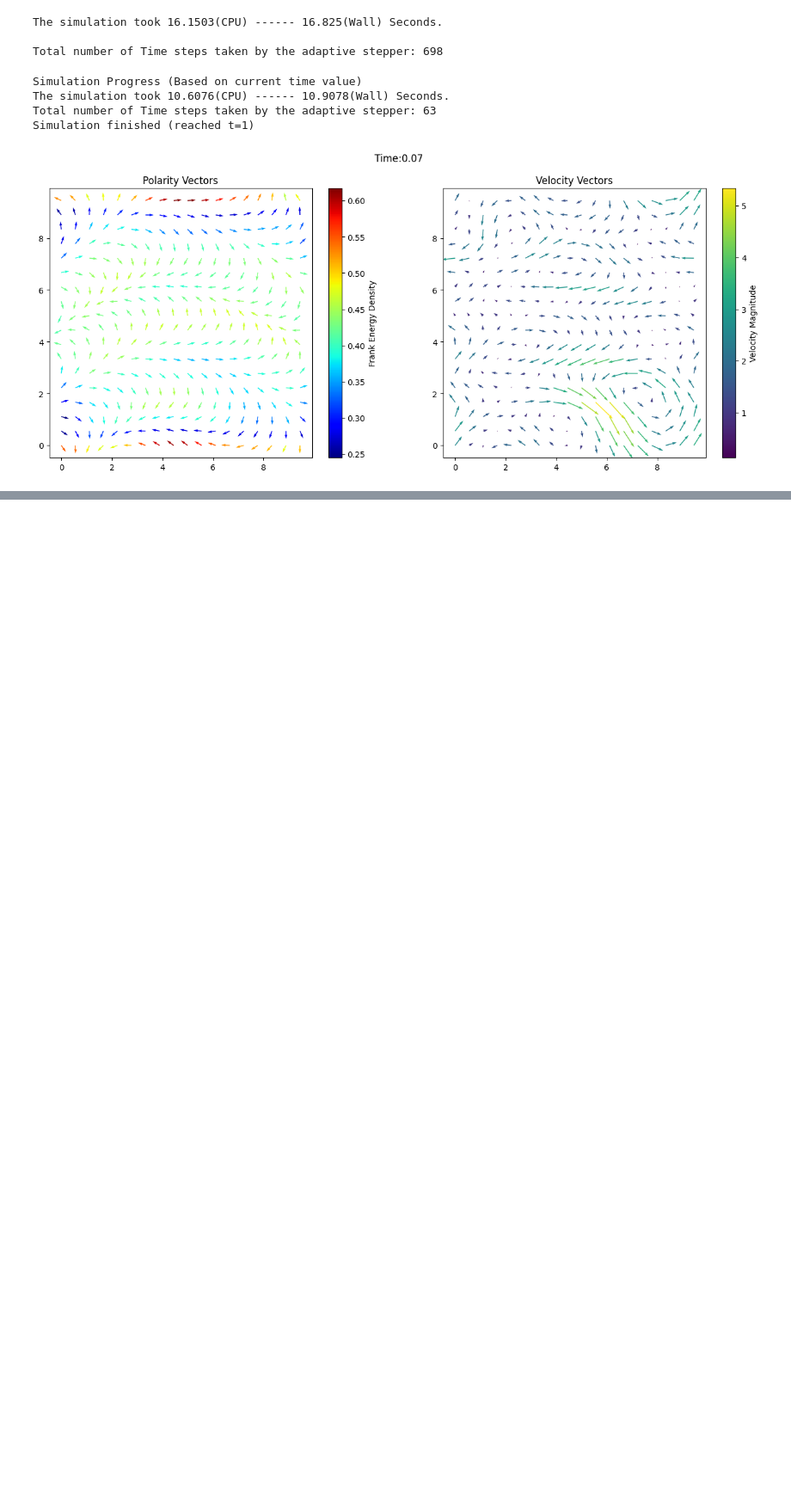
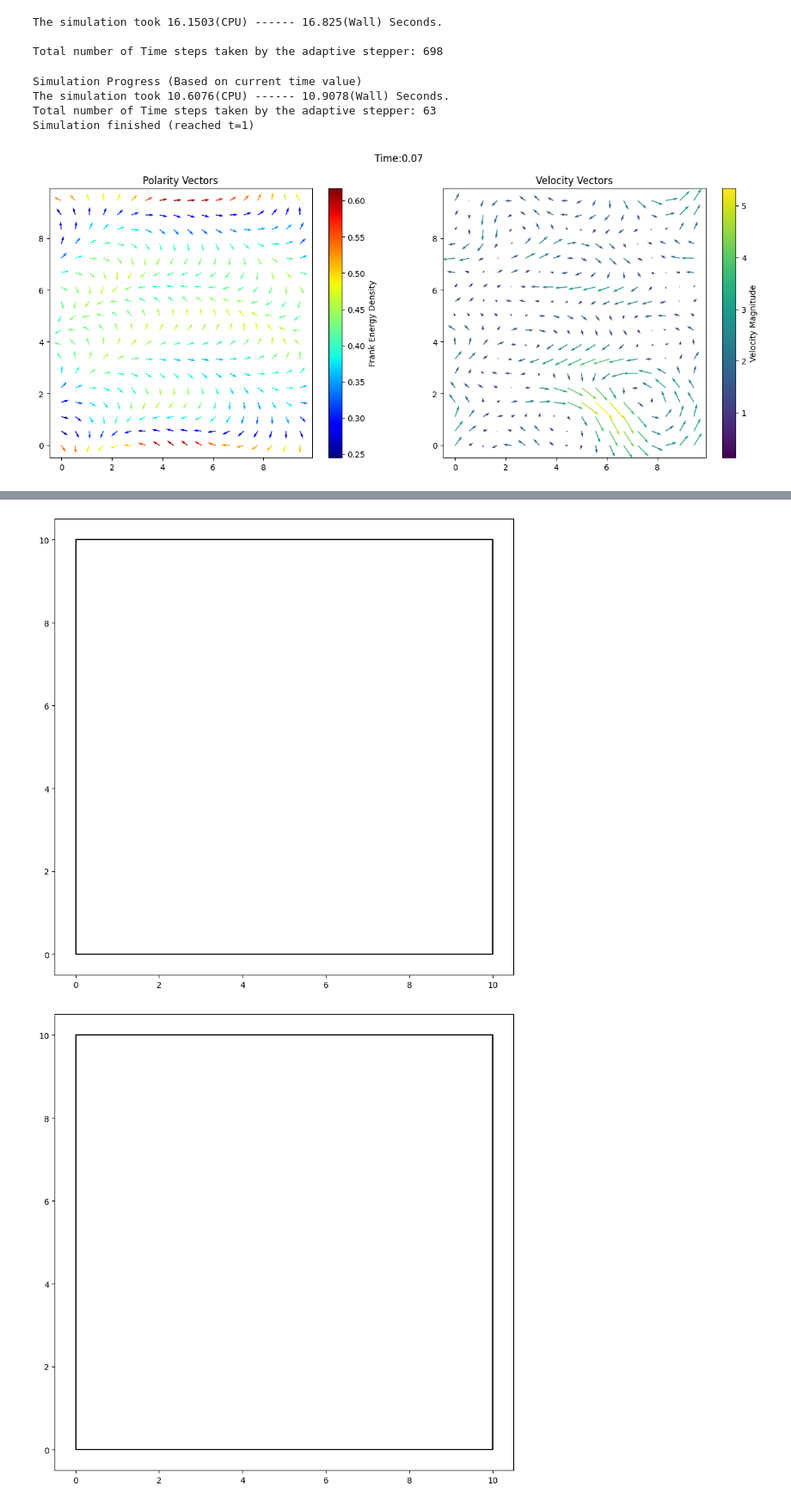
Before and after one commit to abhinavsns/topospam, a Jupyter notebook: notebooks/TopoSPAMExamples.ipynb, the cells around one changed output, grey strips where cells are left out. Shown at 86% size. Drawn from its saved outputs; the diff is of its cells as text; code cells hidden in the pictures; blank space fills up the shorter version.

Commit message:
Add visualization function

```diff
--- a/notebooks/TopoSPAMExamples.ipynb
+++ b/notebooks/TopoSPAMExamples.ipynb
@@ -86,27 +86,30 @@ TopoSpam.VizualizeAnimate(finalStep=int(Steps),jump=1)
 # %%
 import TopoSPAM.SpringLattice as sl
 # load geometry
 
 #initialize instance
-Params = sl.latticeSimulationParams()
+Params = sl.SpringLatticeParameters()
 
 #set parameters
 Params.Geometry = "flat-square"
 Params.thickness = 1.0
 Params.length = 10.0
 Params.width = 10.0
 
 #set spontaneous strain pattern
-Params.nematic_direction = #some vector function of x,y
-Params.lambda_n = #some scalar function of x,y
-Params.lambda_n_perp = #some scalar function of x,y
-Params.lambda_h = #some scalar function of x,y
+#Params.nematic_direction = #some vector function of x,y
+#Params.lambda_n = #some scalar function of x,y
+#Params.lambda_n_perp = #some scalar function of x,y
+#Params.lambda_h = #some scalar function of x,y
 
 #visualize the pattern
 Params.visualize(mode = "continuous")
 
 #visualize the pattern
 Params.visualize(mode = "discrete")
 
 #run the simulation
-Steps=TopoSpam.RunSpringLatticeSimulationWithProgress(Params)
+#Steps=TopoSpam.RunSpringLatticeSimulationWithProgress(Params)
+# %% [output]
+[figure, added]
+[figure, added]
```
Also changed, not shown: 1 other file.
